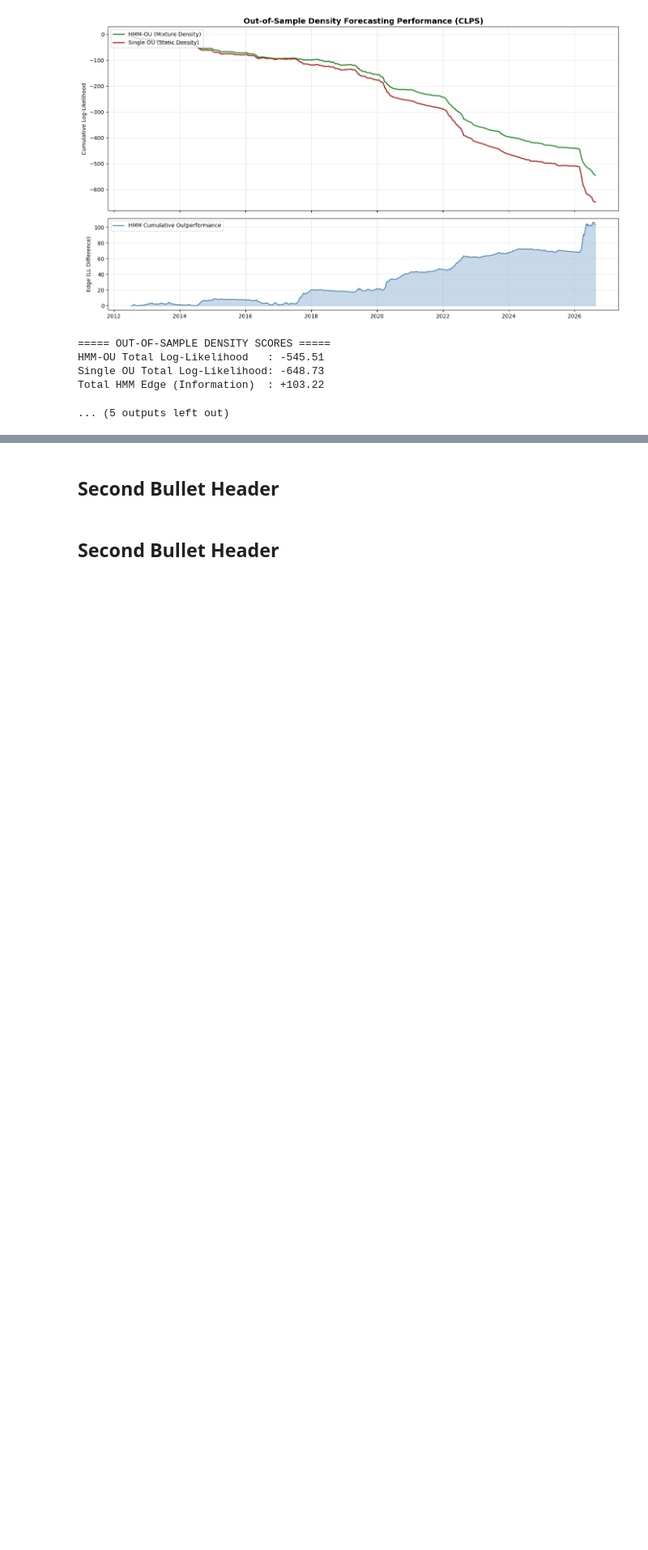
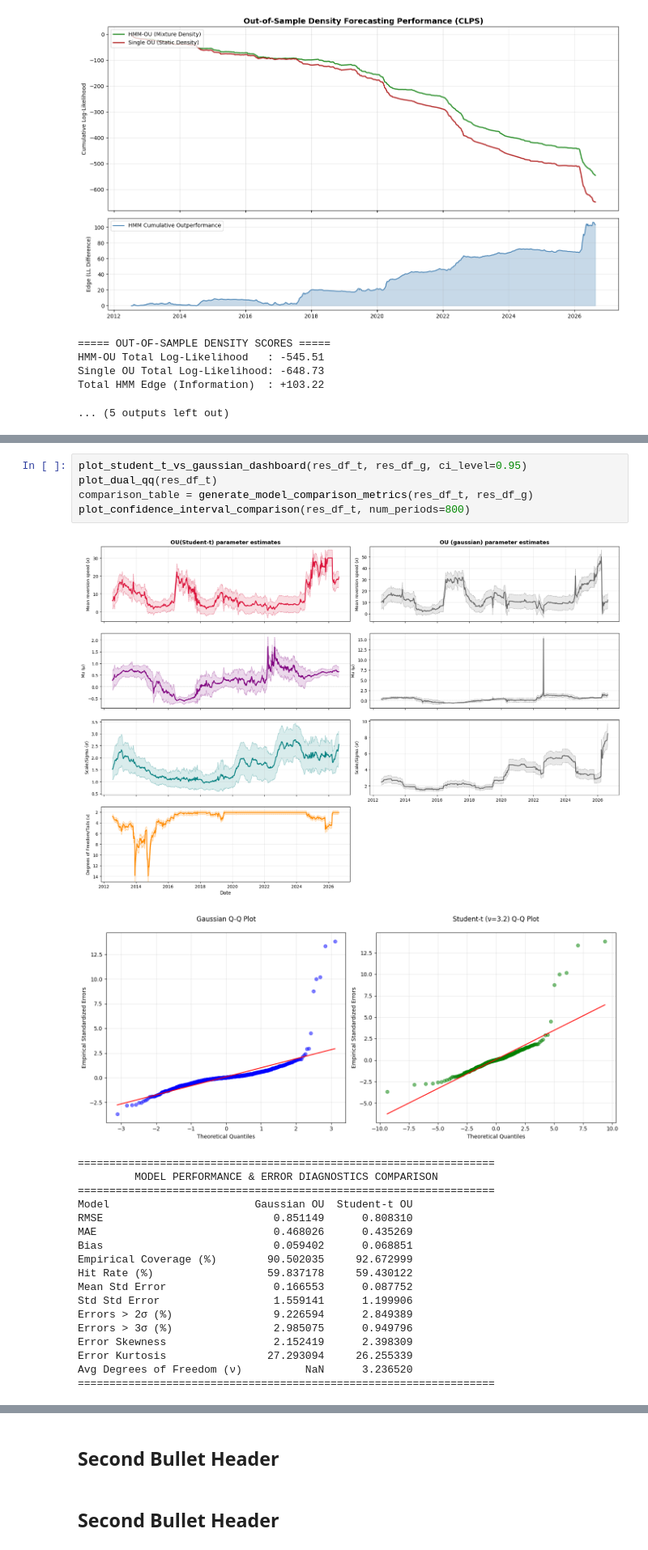
Before and after one commit to Aikolee0050/ImperialStatsMSC, a Jupyter notebook: codes.ipynb, the cells around one changed output, grey strips where cells are left out. Shown at 81% size. Drawn from its saved outputs; the diff is of its cells as text; blank space fills up the shorter version.

```diff
--- a/codes.ipynb
+++ b/codes.ipynb
@@ -1375,0 +2121,25 @@ Total HMM Edge (Information)  : +103.22
+# %%
+plot_student_t_vs_gaussian_dashboard(res_df_t, res_df_g, ci_level=0.95)
+plot_dual_qq(res_df_t)
+comparison_table = generate_model_comparison_metrics(res_df_t, res_df_g)
+plot_confidence_interval_comparison(res_df_t, num_periods=800)
+# %% [output]
+[figure, added]
+[figure, added]
+==================================================================
+         MODEL PERFORMANCE & ERROR DIAGNOSTICS COMPARISON
+==================================================================
+Model                       Gaussian OU  Student-t OU
+RMSE                           0.851149      0.808310
+MAE                            0.468026      0.435269
+Bias                           0.059402      0.068851
+Empirical Coverage (%)        90.502035     92.672999
+Hit Rate (%)                  59.837178     59.430122
+Mean Std Error                 0.166553      0.087752
+Std Std Error                  1.559141      1.199906
+Errors > 2σ (%)                9.226594      2.849389
+Errors > 3σ (%)                2.985075      0.949796
+Error Skewness                 2.152419      2.398309
+Error Kurtosis                27.293094     26.255339
+Avg Degrees of Freedom (ν)          NaN      3.236520
+==================================================================
```
Also changed, not shown: parts of 12 cells of this notebook.
